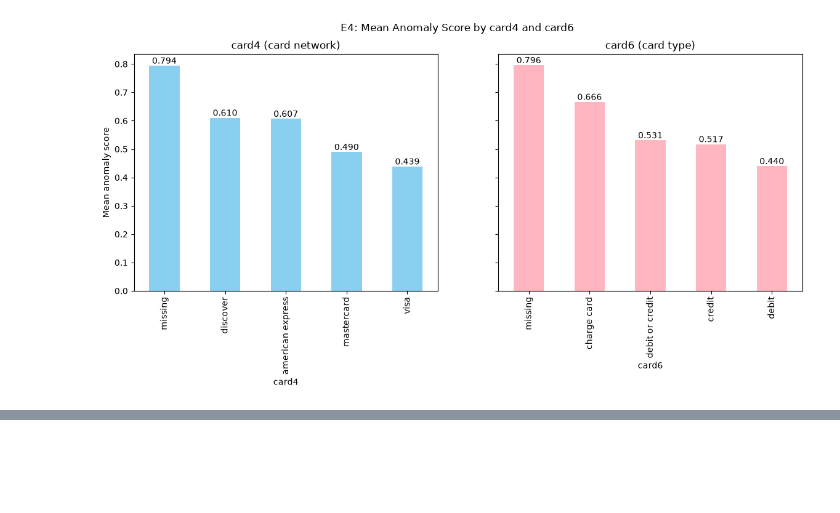
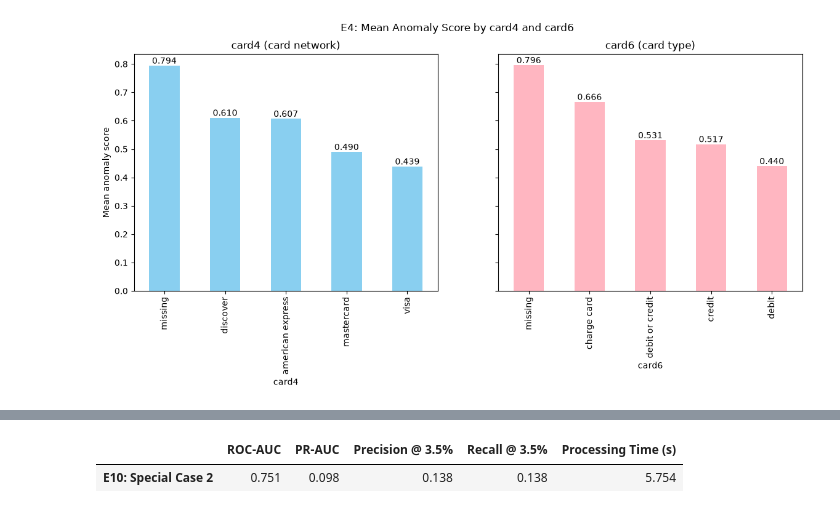
Before and after one commit to millxcc7/WIM-Direct-Research-MLFraudDetection, a Jupyter notebook: Isolationforest_experiment.ipynb, the cells around one changed output, grey strips where cells are left out. Saved outputs shown, nothing was run; the diff lists cells and outputs as text; code cells hidden in the pictures; blank space fills up the shorter version.

```diff
--- a/Isolationforest_experiment.ipynb
+++ b/Isolationforest_experiment.ipynb
@@ -633,0 +698,90 @@ plt.show()
+# %%
+newdf = df[train_transaction.columns].drop(columns="isFraud").select_dtypes(include="number").fillna(-999)
+
+
+start = time.perf_counter() #start of process time tracker
+isolated = IsolationForest(random_state=100, n_estimators=25, max_samples=128, max_features=0.1)
+isolated.fit(newdf)
+e10_scores = -isolated.score_samples(newdf)
+end = time.perf_counter() #end of process time tracker
+
+# top 3.5% most anomalous transactions
+k = int(0.035 * len(df))
+e10_frauds_caught = df["isFraud"].values[np.argsort(-e10_scores)[:k]].sum()
+
+# save E10 results to the results table
+all_results.loc["E10: Special Case 2"] = [roc_auc_score(df["isFraud"], e10_scores),
+                                    average_precision_score(df["isFraud"], e10_scores),
+                                    e10_frauds_caught / k,
+                                    e10_frauds_caught / df["isFraud"].sum(),
+                                    end - start]
+display(all_results.loc[["E10: Special Case 2"]].round(3))
+
+#-------------------------------------------------------------
+
+start = time.perf_counter() #start of process time tracker
+isolated = IsolationForest(random_state=100, n_estimators=25, max_samples=256, max_features=1.0)
+isolated.fit(newdf)
+e11_scores = -isolated.score_samples(newdf)
+end = time.perf_counter() #end of process time tracker
+
+# top 3.5% most anomalous transactions
+k = int(0.035 * len(df))
+e11_frauds_caught = df["isFraud"].values[np.argsort(-e11_scores)[:k]].sum()
+
+# save E11 results to the results table
+all_results.loc["E11: Special Case 3"] = [roc_auc_score(df["isFraud"], e11_scores),
+                                    average_precision_score(df["isFraud"], e11_scores),
+                                    e11_frauds_caught / k,
+                                    e11_frauds_caught / df["isFraud"].sum(),
+                                    end - start]
+display(all_results.loc[["E11: Special Case 3"]].round(3))
+
+#-------------------------------------------------------------
+newdf = df[train_transaction.columns].drop(columns="isFraud").select_dtypes(include="number")
+newdf = newdf.fillna(newdf.median())
+
+start = time.perf_counter() #start of process time tracker
+isolated = IsolationForest(random_state=100, n_estimators=25, max_samples=256, max_features=1.0)
+isolated.fit(newdf)
+e12_scores = -isolated.score_samples(newdf)
+end = time.perf_counter() #end of process time tracker
+
+# top 3.5% most anomalous transactions
+k = int(0.035 * len(df))
+e12_frauds_caught = df["isFraud"].values[np.argsort(-e12_scores)[:k]].sum()
+
+# save E12 results to the results table
+all_results.loc["E12: Special Case 4"] = [roc_auc_score(df["isFraud"], e12_scores),
+                                    average_precision_score(df["isFraud"], e12_scores),
+                                    e12_frauds_caught / k,
+                                    e12_frauds_caught / df["isFraud"].sum(),
+                                    end - start]
+display(all_results.loc[["E12: Special Case 4"]].round(3))
+
+#-------------------------------------------------------------
+
+
+newdf = df[train_transaction.columns].drop(columns="isFraud").select_dtypes(include="number")
+newdf = newdf.fillna(newdf.median())
+
+start = time.perf_counter() #start of process time tracker
+isolated = IsolationForest(random_state=100, n_estimators=25, max_samples=256, max_features=0.1)
+isolated.fit(newdf)
+e13_scores = -isolated.score_samples(newdf)
+end = time.perf_counter() #end of process time tracker
+
+# top 3.5% most anomalous transactions
+k = int(0.035 * len(df))
+e13_frauds_caught = df["isFraud"].values[np.argsort(-e13_scores)[:k]].sum()
+
+# save E13 results to the results table
+all_results.loc["E13: Special Case 5"] = [roc_auc_score(df["isFraud"], e13_scores),
+                                    average_precision_score(df["isFraud"], e13_scores),
+                                    e13_frauds_caught / k,
+                                    e13_frauds_caught / df["isFraud"].sum(),
+                                    end - start]
+display(all_results.loc[["E13: Special Case 5"]].round(3))
+# %% [output]
+|  | ROC-AUC | PR-AUC | Precision @ 3.5% | Recall @ 3.5% | Processing Time (s) |
+| E10: Special Case 2 | 0.751 | 0.098 | 0.138 | 0.138 | 5.754 |
```
Also changed, not shown: parts of 6 cells of this notebook, 1 other file.
